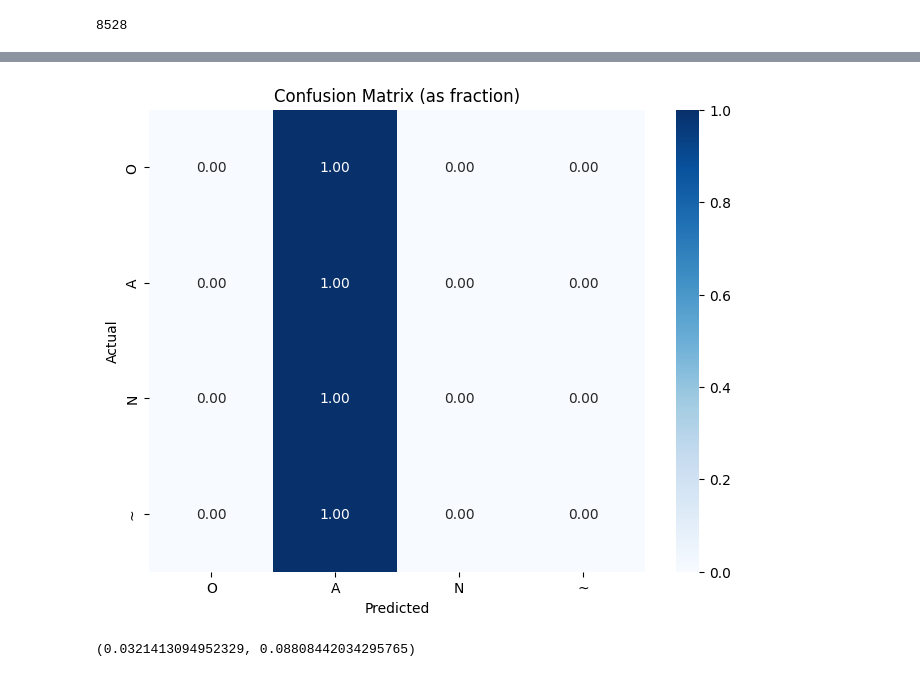
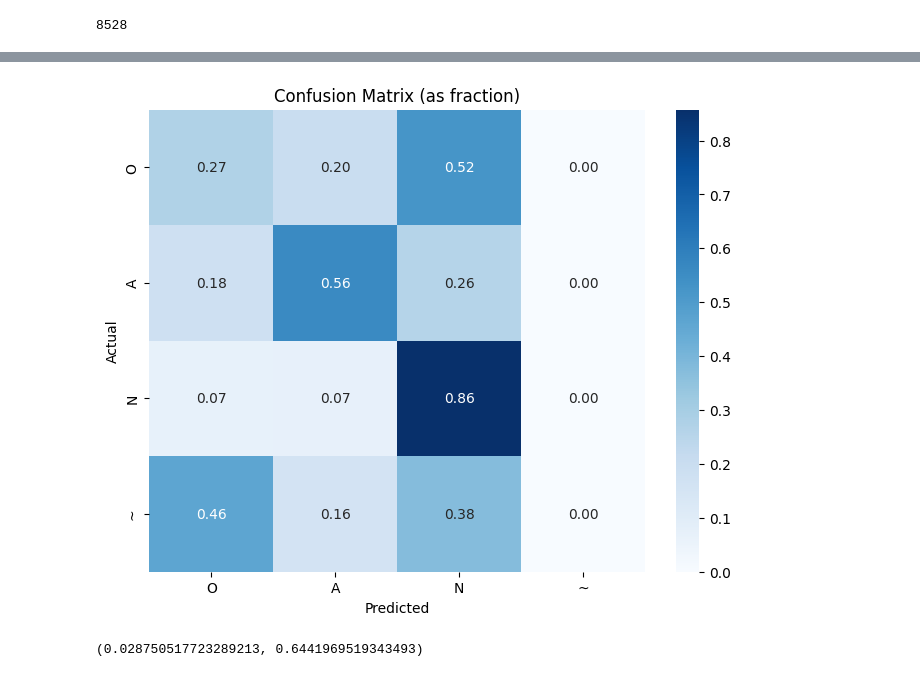
Before and after one commit to MattyAB/ecg_transfer, a Jupyter notebook: ecg.ipynb, the cells around one changed output, grey strips where cells are left out. Drawn from its saved outputs; the diff is of its cells as text; code cells hidden in the pictures.

```diff
--- a/ecg.ipynb
+++ b/ecg.ipynb
@@ -27,9 +27,9 @@ data = import_afc_data()
 # data = import_mit_data()
 random.shuffle(data)
 # %%
-data_test = data[:int(len(data)*0.2)]
+data_test = data[int(len(data)*0.8):]
 # data_train = [x for sub in data_train for x in sub]
-data_train = data[int(len(data)*0.2):]
+data_train = data[:int(len(data)*0.8)]
 # data_test = [x for sub in data_test for x in sub]
 # %%
 labelmap = {x:i for i,x in enumerate(list(set([x[1] for x in data_train])))}
@@ -56,13 +56,16 @@ len(data)
 maxes = [np.abs(x[0]).max() for x in data_train]
 # %%
 class WindowDataset(Dataset):
-    def __init__(self, data, labelmap, normalise_val=1, threshold_length=1000, device='cpu', eval=False):
+    def __init__(self, data, labelmap, threshold_length=1000, device='cpu', eval=False):
         self.eval = eval
 
         self.threshold_length = threshold_length
 
         self.data = []
-        for waveform, label in data:
+        for i, (waveform, label) in enumerate(data):
             # if len(waveform) < 400:
             #     pass
+
+            # if i > 4 and not eval:
+            #     break
 
@@ -80,9 +83,6 @@ class WindowDataset(Dataset):
 
             # if len(data) > 4000:
             #     break
-
-        self.maxlength = max([x[0].shape[0] for x in self.data])
-        self.minlength = int(min([x[0].shape[0] for x in self.data])/5)
 
     def __len__(self):
         return len(self.data)
@@ -169,15 +169,15 @@ class Model(nn.Module):
         self.conv4_layer = nn.Conv1d(32, 32, 4, 1)
         self.mp_4 = nn.MaxPool1d(5, 2)
 
-        self.d1 = nn.Dropout1d(0.)
-        self.d2 = nn.Dropout1d(0.)
-        self.d3 = nn.Dropout1d(0.)
-        self.d4 = nn.Dropout1d(0.)
+        self.d1 = nn.Dropout1d(0.2)
+        self.d2 = nn.Dropout1d(0.2)
+        self.d3 = nn.Dropout1d(0.2)
+        self.d4 = nn.Dropout1d(0.2)
         # self.d4 = nn.Dropout1d(0.2)
 
         self.lstm = nn.LSTM(input_size=32, hidden_size=self.lstm_hidden_size, num_layers=2, batch_first=True, bidirectional=True, dropout=0.5)
 
-        self.fc_dropout = nn.Dropout(0.)
+        self.fc_dropout = nn.Dropout(0.5)
 
         self.fullyconnected_layer = nn.Linear(2*self.lstm_hidden_size, output_size)
 
@@ -361,36 +361,36 @@ def eval(model, dataloader, test=False):
     model.eval()
 
     allp = []
     alll = []
 
     with torch.no_grad():
         for i, batch in enumerate(dataloader, 0):
             x, label = batch
 
             y = id(label, n=len(labelmap))
 
             yhat = model.forward(x)
 
             loss = criterion(yhat, y)
 
             _, predicted = torch.max(yhat.data, 1)
 
             total += yhat.shape[0]
             totalloss += loss.item()
             correct += (predicted == label).sum().item()
 
             allp += [x.item() for x in predicted]
             alll += [x.item() for x in label]
 
     if test:
         plot_confusion_matrix(allp, alll, labelmap)
 
     return totalloss / total, correct / total
 
-eval(model, trainloader, test=True)
+eval(model, testloader, test=True)
 # %% [output]
-[figure, old version]
+[figure, new version]
-(0.0321413094952329, 0.08808442034295765)
+(0.028750517723289213, 0.6441969519343493)
 # %%
 train_loss = eval(model, trainloader)
 test_loss = eval(model, testloader)
```
Also changed, not shown: parts of 7 cells of this notebook.
